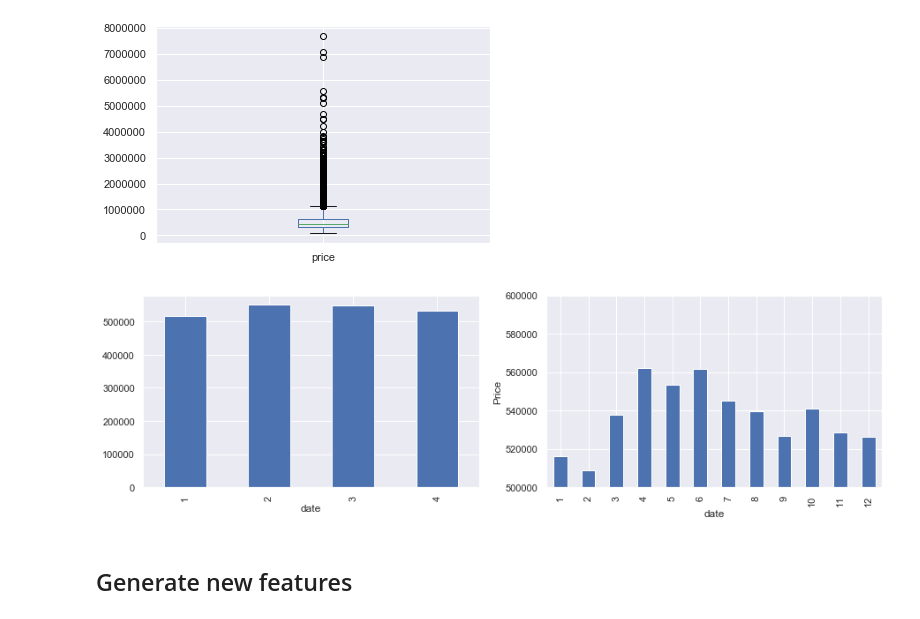
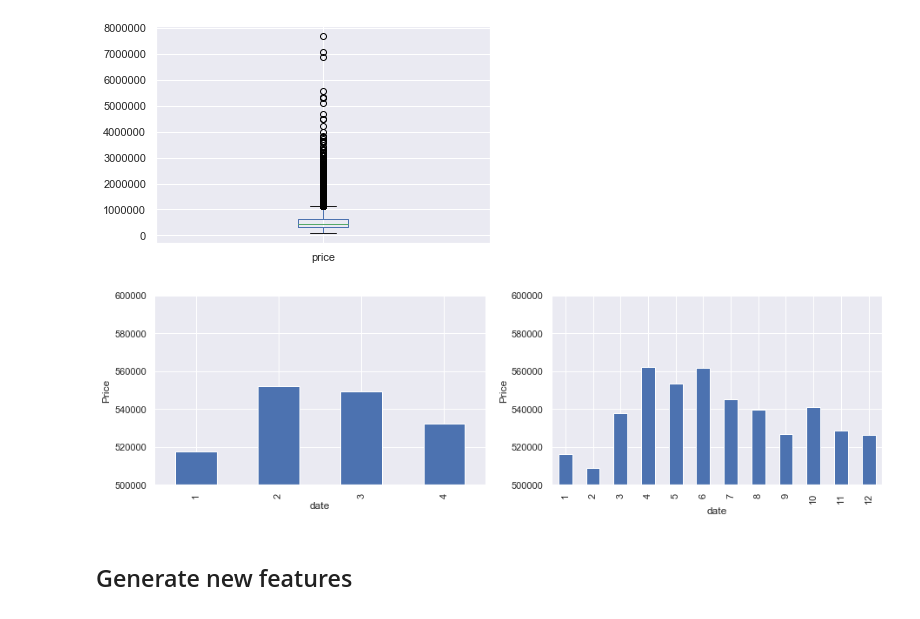
Before and after one commit to JoeBrowz/kings_county_housing_model, a Jupyter notebook: Kings_County_Model.ipynb, the cells around one changed output. Saved outputs shown, nothing was run; the diff lists cells and outputs as text; code cells hidden in the pictures.

```diff
--- a/Kings_County_Model.ipynb
+++ b/Kings_County_Model.ipynb
@@ -55,15 +55,18 @@ df['date'] = pd.to_datetime(df['date'], format="%Y%m%dT000000")
 # %%
 # check for seasonal trends
 fig = plt.figure(figsize=(15,4))
 df.groupby((df.date.dt.month%12 + 3)//3)['price'].mean().plot(kind='bar', ax=fig.add_subplot(121))
+plt.ylim(500000,600000)
+plt.ylabel('Price')
+plt.title("");
 
-# this was inspired by GitHub user SlimHintz. Feature created in upcoming section
+# this was inspired by GitHub user SlimHintz.
 df.groupby(df.date.dt.month)['price'].mean().plot(kind='bar', ax=fig.add_subplot(122))
 plt.ylim(500000,600000)
 plt.ylabel('Price')
 plt.title("");
 # %% [output]
-[figure, old version]
+[figure, new version]
 # %%
 # Corrected data on outlier data using real estate website
 df['bedrooms'] = df['bedrooms'].replace({11:4, 33:3})
```
Also changed, not shown: parts of 8 cells of this notebook, 6 other files.
